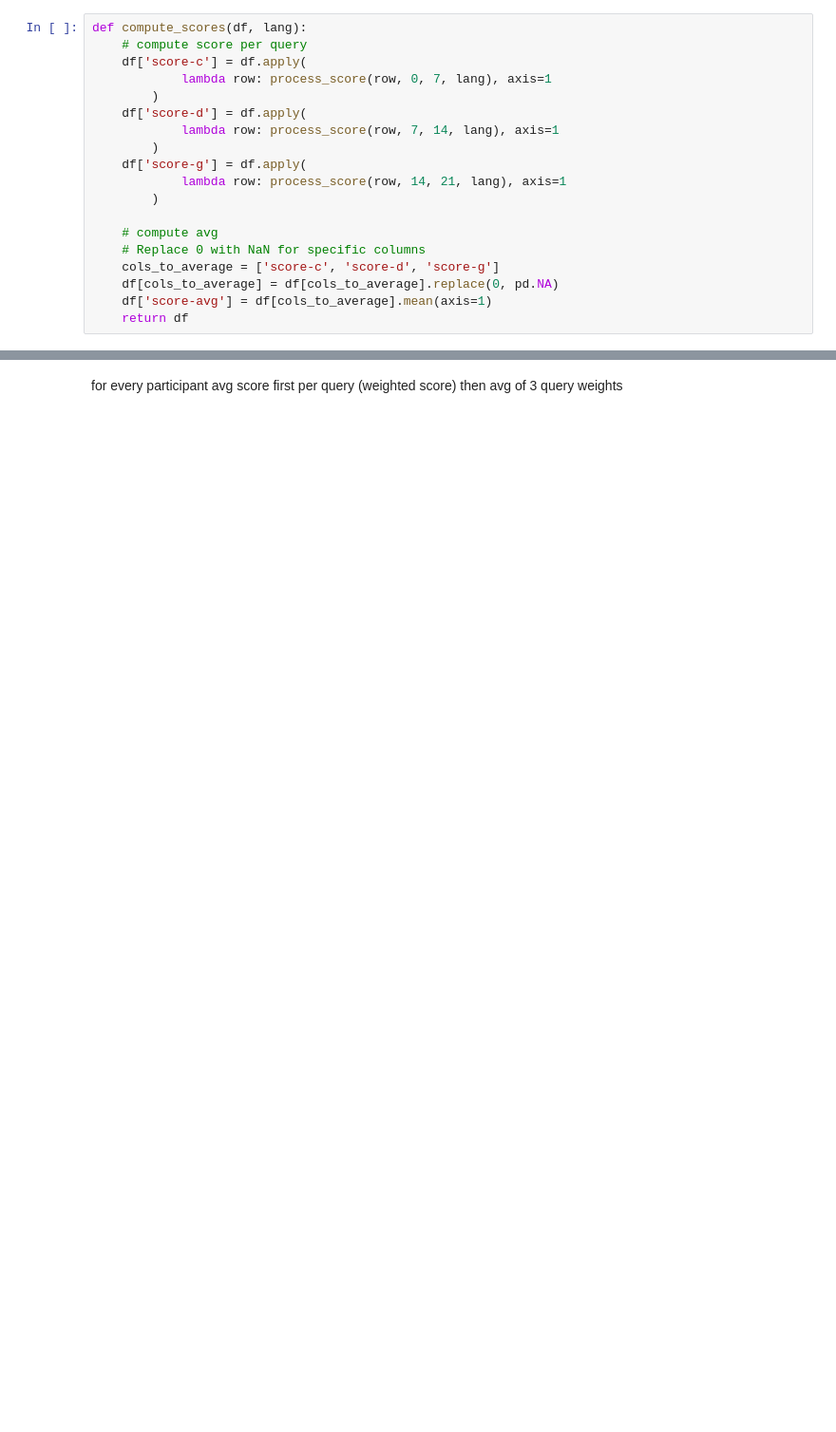
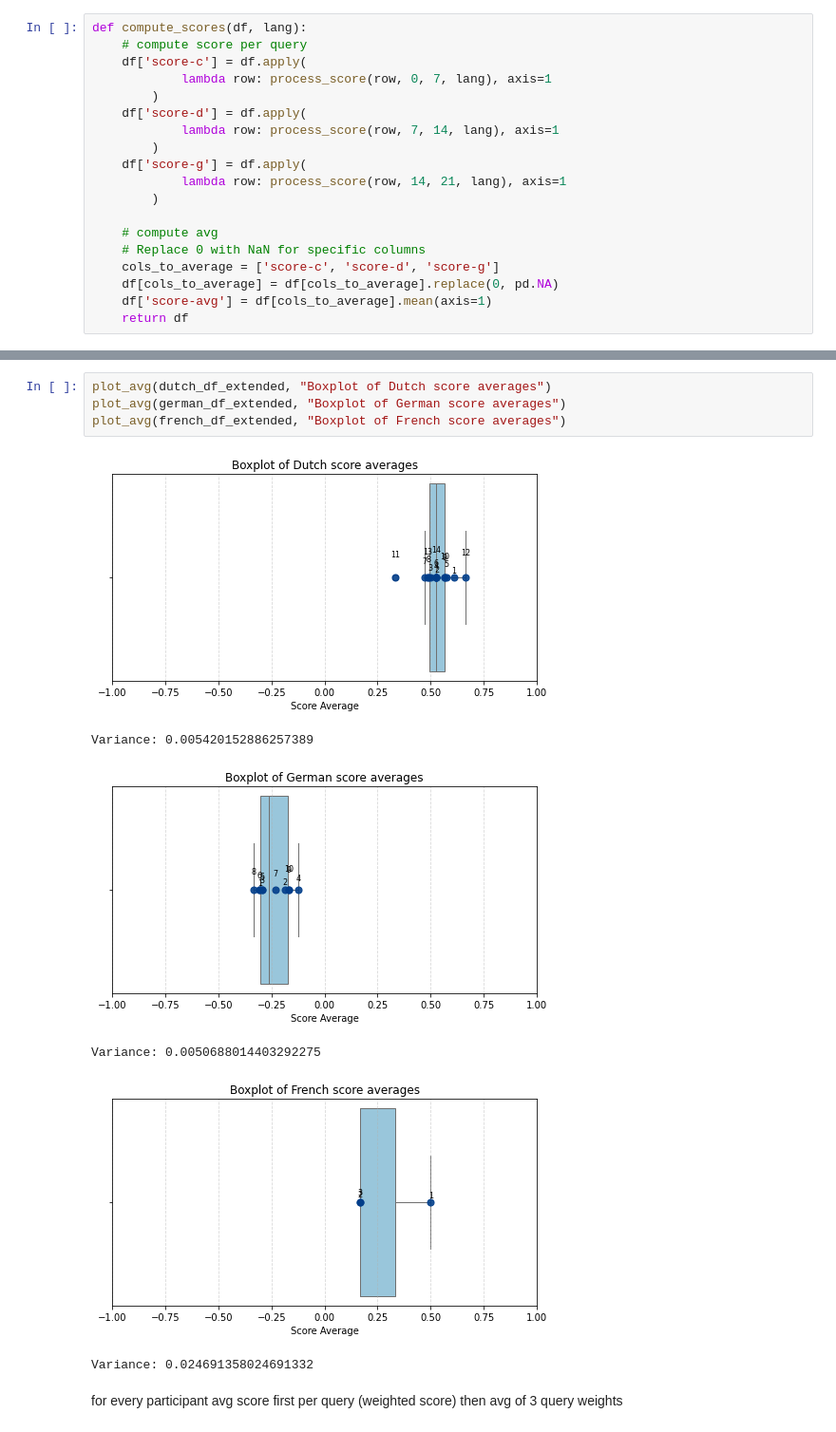
Before and after one commit to teauteau/ir_personalisation, a Jupyter notebook: data_analyzation.ipynb, the cells around one changed output, grey strips where cells are left out. Shown: that part at 95% size. Cells and saved outputs as stored; diff of their text form; blank space fills up the shorter version.

```diff
--- a/data_analyzation.ipynb
+++ b/data_analyzation.ipynb
@@ -166,3 +228,14 @@ plot_avg(german_df_extended)
+# %%
+plot_avg(dutch_df_extended, "Boxplot of Dutch score averages")
+plot_avg(german_df_extended, "Boxplot of German score averages")
+plot_avg(french_df_extended, "Boxplot of French score averages")
+# %% [output]
+[figure, added]
+Variance: 0.005420152886257389
+[figure, added]
+Variance: 0.0050688014403292275
+[figure, added]
+Variance: 0.024691358024691332
 # %% [markdown]
 for every participant avg score
 first per query (weighted score)
```
Also changed, not shown: parts of 14 cells of this notebook, 3 other files.
